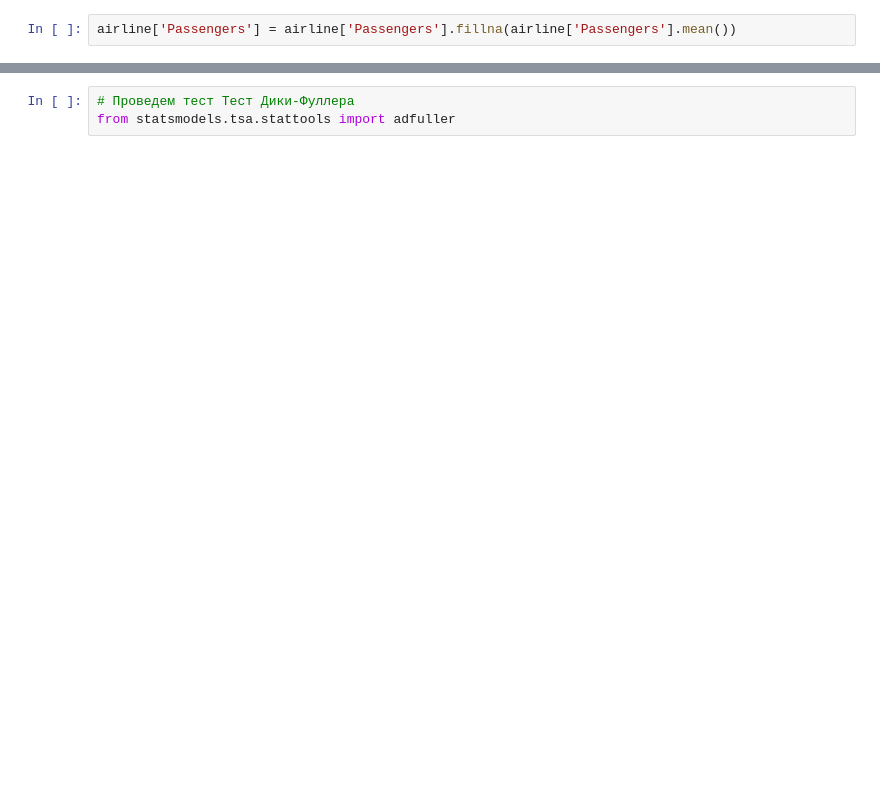
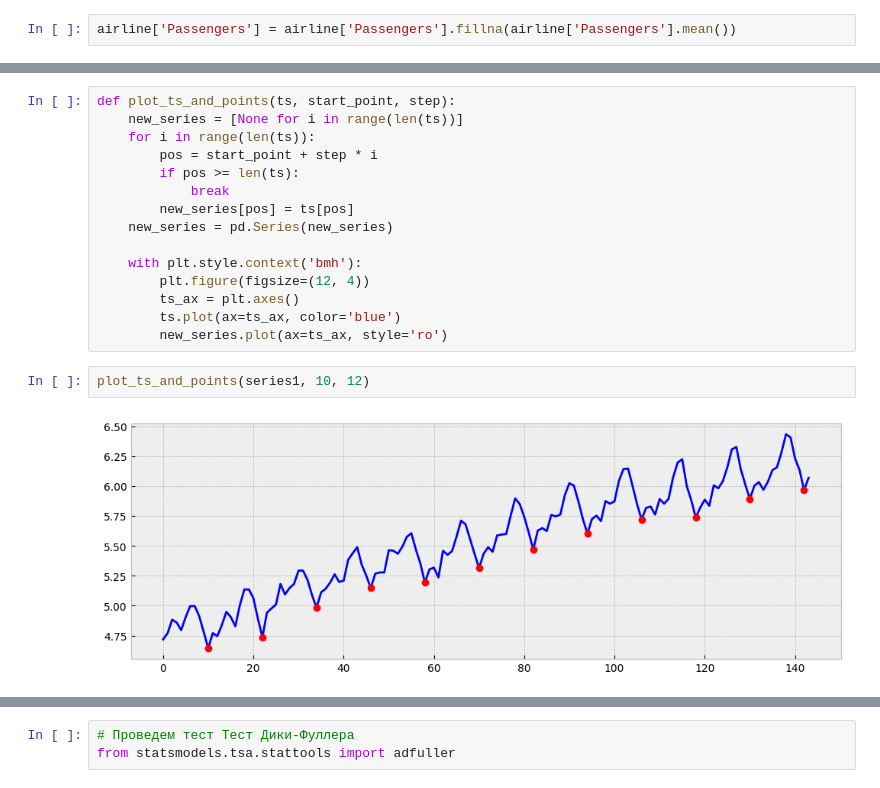
Before and after one commit to Hemultan/TimeSeries, a Jupyter notebook: hw1/hw1.ipynb, the cells around one changed output, grey strips where cells are left out. Saved outputs shown, nothing was run; the diff lists cells and outputs as text; blank space fills up the shorter version.

```diff
--- a/hw1/hw1.ipynb
+++ b/hw1/hw1.ipynb
@@ -91,0 +106,19 @@ with plt.style.context('bmh'):
+# %%
+def plot_ts_and_points(ts, start_point, step):
+    new_series = [None for i in range(len(ts))]
+    for i in range(len(ts)):
+        pos = start_point + step * i
+        if pos >= len(ts):
+            break
+        new_series[pos] = ts[pos]
+    new_series = pd.Series(new_series)
+
+    with plt.style.context('bmh'):
+        plt.figure(figsize=(12, 4))
+        ts_ax = plt.axes()
+        ts.plot(ax=ts_ax, color='blue')
+        new_series.plot(ax=ts_ax, style='ro')
+# %%
+plot_ts_and_points(series1, 10, 12)
+# %% [output]
+[figure, added]
```
Also changed, not shown: parts of 20 cells of this notebook.
